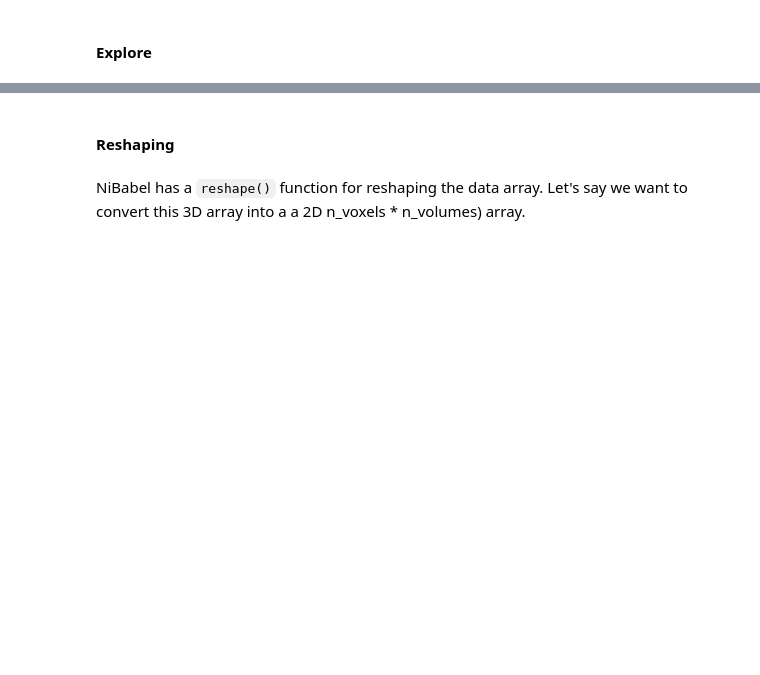
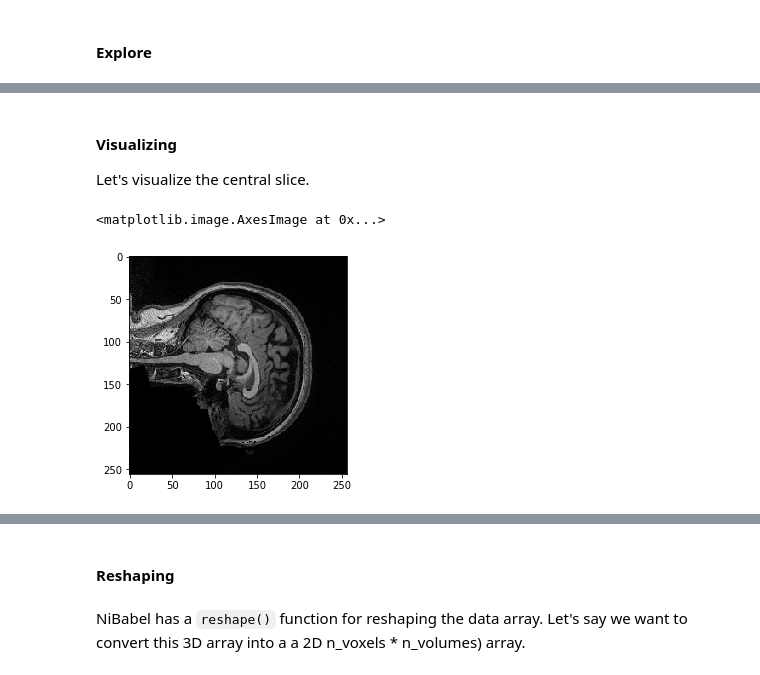
Before and after one commit to carpentries-incubator/SDC-BIDS-fMRI, a Jupyter notebook: bin/01_neuroimaging-fundamentals-and-nibabel.ipynb, the cells around one changed output, grey strips where cells are left out. Saved outputs shown, nothing was run; the diff lists cells and outputs as text; code cells hidden in the pictures; blank space fills up the shorter version.

```diff
--- a/bin/01_neuroimaging-fundamentals-and-nibabel.ipynb
+++ b/bin/01_neuroimaging-fundamentals-and-nibabel.ipynb
@@ -45,7 +39,7 @@ import nibabel as nib
 # %% [markdown]
 First, use the `load()` function to create a NiBabel image object from a NIfTI file. We'll load in a T1w image from the dataset we'll be using for this tutorial.
 # %%
-t1_img = nib.load('../data/ds000030/sub-10206/anat/sub-10206_T1w.nii.gz')
+t1_img = nib.load('../data/ds000030/sub-10788/anat/sub-10788_T1w.nii.gz')
 # %% [markdown]
 There are three main components of a NIfTI image:
 # %% [markdown]
@@ -102,0 +167,3 @@ The shape of the data always has at least 3 dimensions (X, Y, and Z) and sometim
+# %%
+central_slice = t1_img.slicer[87:88, :, :]
+central_slice.get_data()
@@ -102,0 +178,11 @@ The shape of the data always has at least 3 dimensions (X, Y, and Z) and sometim
+# %% [markdown]
+#### Visualizing
+Let's visualize the central slice.
+# %%
+import matplotlib.pyplot as plt
+%matplotlib inline
+
+plt.imshow(central_slice, cmap='gray')
+# %% [output]
+<matplotlib.image.AxesImage at 0x...>
+[figure, added]
```
Also changed, not shown: parts of 65 cells of this notebook, 3 other files.
